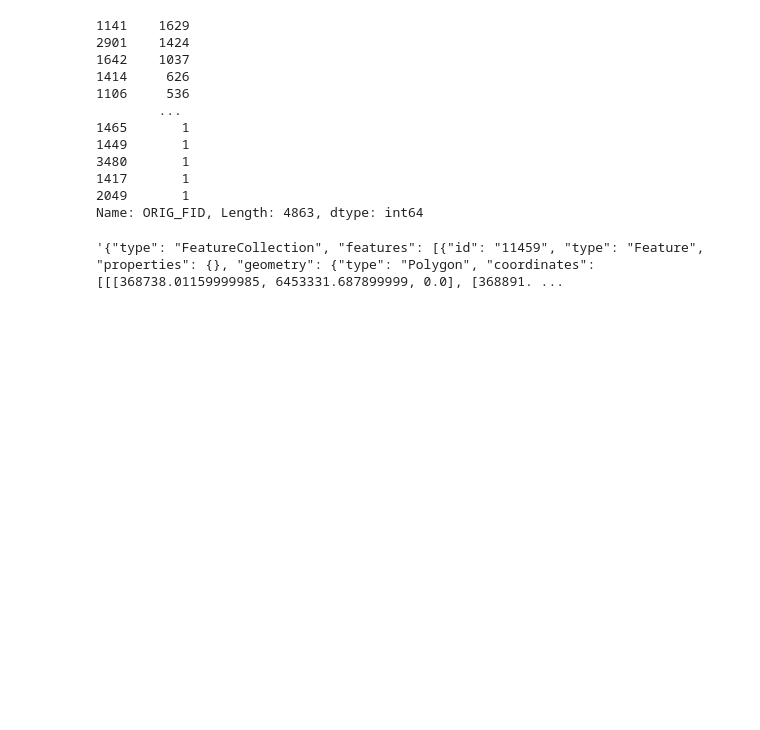
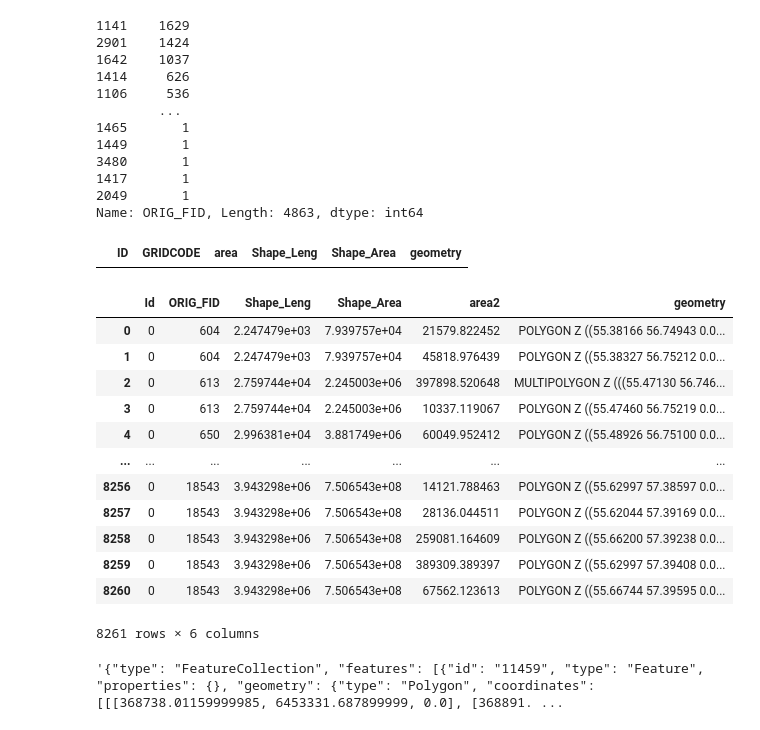
Before and after one commit to SyomaKiss/geohack_back, a Jupyter notebook: Untitled.ipynb, the cells around one changed output. Saved outputs shown, nothing was run; the diff lists cells and outputs as text; code cells hidden in the pictures; blank space fills up the shorter version.

```diff
--- a/Untitled.ipynb
+++ b/Untitled.ipynb
@@ -57,6 +117,30 @@ df.ORIG_FID.value_counts()
 1417       1
 2049       1
 Name: ORIG_FID, Length: 4863, dtype: int64
+# %%
+path = 'data/fields/fields.shp'
+df = gpd.read_file(path)
+df
+# %% [output]
+|  | ID | GRIDCODE | area | Shape_Leng | Shape_Area | geometry |
+# %%
+path = 'data/changes/changes.shp'
+df = gpd.read_file(path)
+df
+# %% [output]
+|  | Id | ORIG_FID | Shape_Leng | Shape_Area | area2 | geometry |
+| 0 | 0 | 604 | 2.247479e+03 | 7.939757e+04 | 21579.822452 | POLYGON Z ((55.38166 56.74943 0.0... |
+| 1 | 0 | 604 | 2.247479e+03 | 7.939757e+04 | 45818.976439 | POLYGON Z ((55.38327 56.75212 0.0... |
+| 2 | 0 | 613 | 2.759744e+04 | 2.245003e+06 | 397898.520648 | MULTIPOLYGON Z (((55.47130 56.746... |
+| 3 | 0 | 613 | 2.759744e+04 | 2.245003e+06 | 10337.119067 | POLYGON Z ((55.47460 56.75219 0.0... |
+| 4 | 0 | 650 | 2.996381e+04 | 3.881749e+06 | 60049.952412 | POLYGON Z ((55.48926 56.75100 0.0... |
+| ... | ... | ... | ... | ... | ... | ... |
+| 8256 | 0 | 18543 | 3.943298e+06 | 7.506543e+08 | 14121.788463 | POLYGON Z ((55.62997 57.38597 0.0... |
+| 8257 | 0 | 18543 | 3.943298e+06 | 7.506543e+08 | 28136.044511 | POLYGON Z ((55.62044 57.39169 0.0... |
+| 8258 | 0 | 18543 | 3.943298e+06 | 7.506543e+08 | 259081.164609 | POLYGON Z ((55.66200 57.39238 0.0... |
+| 8259 | 0 | 18543 | 3.943298e+06 | 7.506543e+08 | 389309.389397 | POLYGON Z ((55.62997 57.39408 0.0... |
+| 8260 | 0 | 18543 | 3.943298e+06 | 7.506543e+08 | 67562.123613 | POLYGON Z ((55.66744 57.39595 0.0... |
+8261 rows × 6 columns
 # %%
 geoms = df.geometry.copy()
 # %%
```
Also changed, not shown: parts of 15 cells of this notebook, 2 other files.
